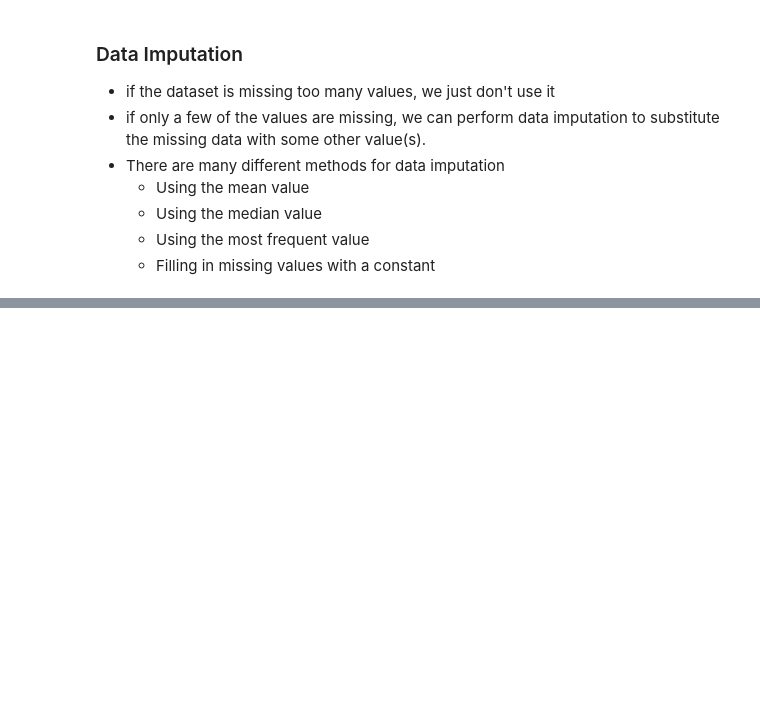
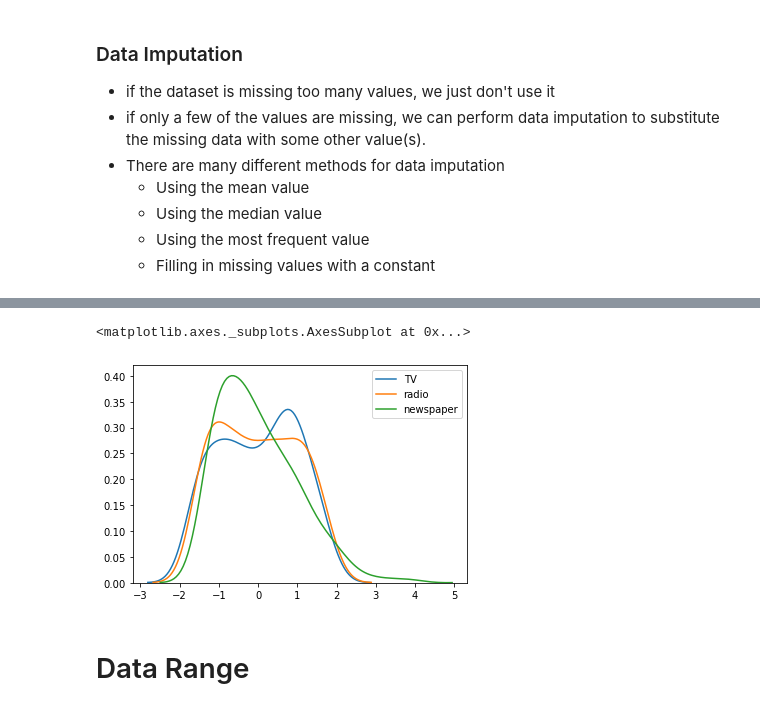
Before and after one commit to APSSDC-Data-Analysis/Data-Analysis-B3-Afternoon, a Jupyter notebook: D6_Preprocessing(29Aug2020)/29-Aug-2020.ipynb, the cells around one changed output, grey strips where cells are left out. Cells and saved outputs as stored; diff of their text form; code cells hidden in the pictures; blank space fills up the shorter version.

```diff
--- a/D6_Preprocessing(29Aug2020)/29-Aug-2020.ipynb
+++ b/D6_Preprocessing(29Aug2020)/29-Aug-2020.ipynb
@@ -78,0 +324,2 @@
+# %%
+sc_data = scale(data)
@@ -78,0 +350,3 @@
+# %%
+scl_data = pd.DataFrame(sc_data,columns= data.columns)
+scl_data
@@ -78,0 +410,9 @@
+# %%
+sns.kdeplot(scl_data["TV"])
+sns.kdeplot(scl_data["radio"])
+sns.kdeplot(scl_data["newspaper"])
+# %% [output]
+<matplotlib.axes._subplots.AxesSubplot at 0x...>
+[figure, added]
+# %% [markdown]
+# Data Range
```
Also changed, not shown: parts of 56 cells of this notebook.
